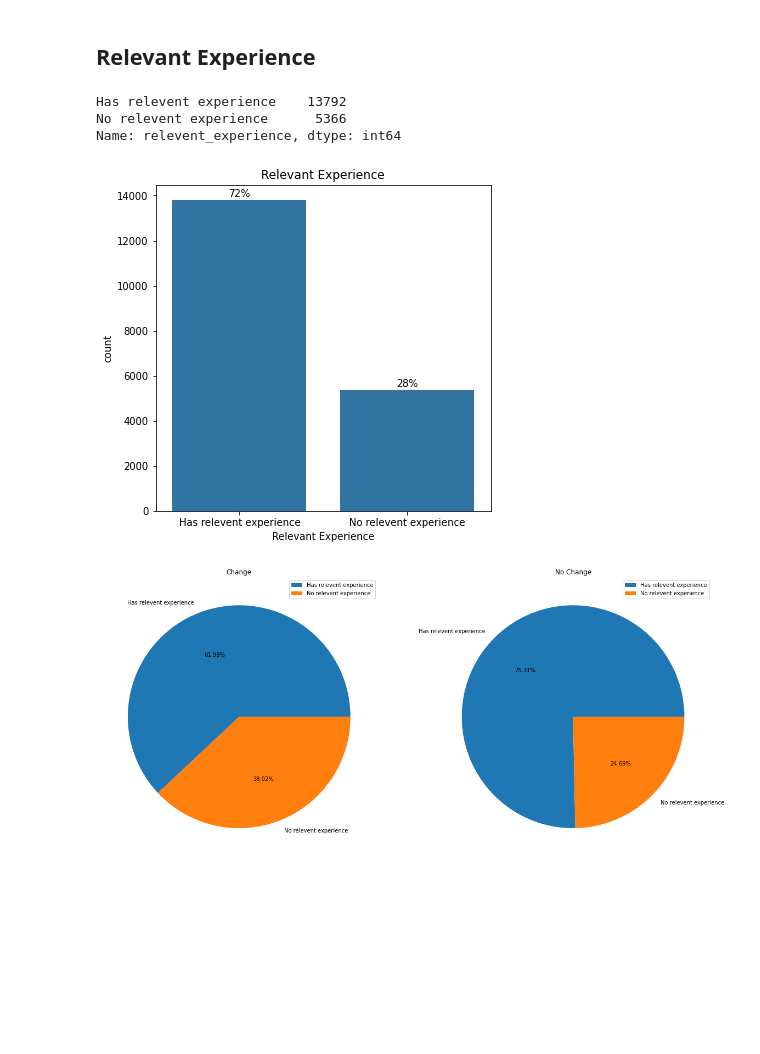
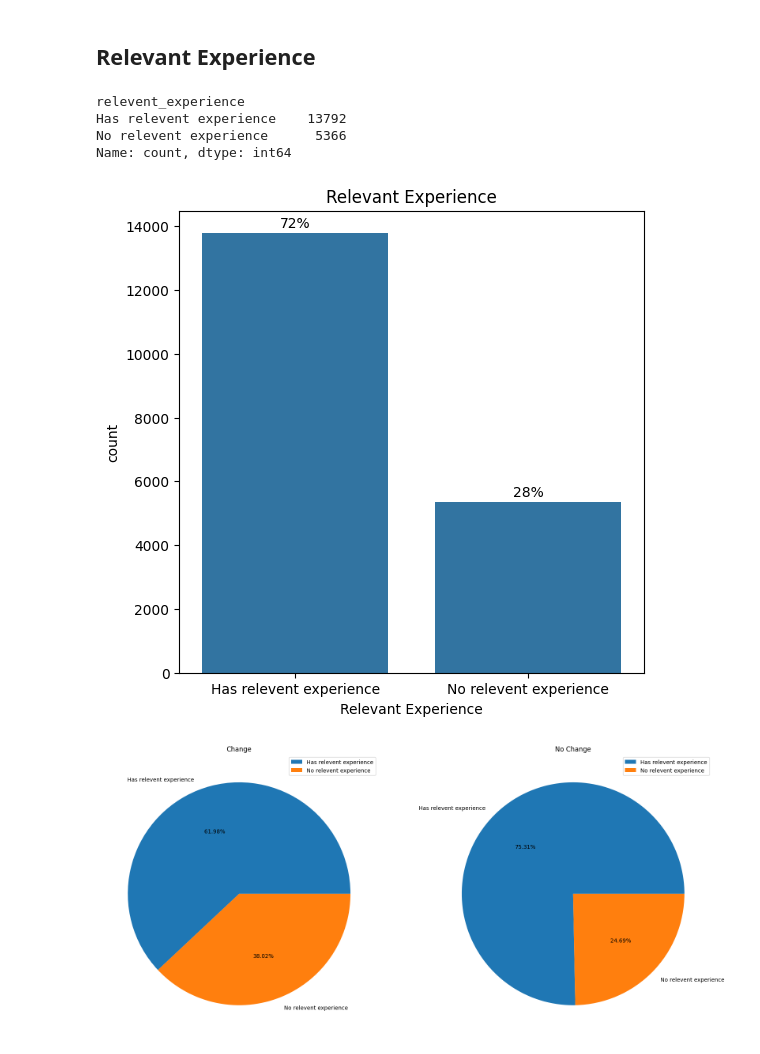
Before and after one commit to germanamillano/HRAnalyticsJobChangeDataScientists, a Jupyter notebook: BaseCode/job-change-prediction-using-neural-networks.ipynb, the cells around one changed output. Drawn from its saved outputs; the diff is of its cells as text; code cells hidden in the pictures; blank space fills up the shorter version.

```diff
--- a/BaseCode/job-change-prediction-using-neural-networks.ipynb
+++ b/BaseCode/job-change-prediction-using-neural-networks.ipynb
@@ -58,7 +58,7 @@ warnings.filterwarnings('ignore')
 - training_hours: training hours completed
 - target: 0 – Not looking for job change, 1 – Looking for a job change
 # %%
-df_train=pd.read_csv("../input/hr-analytics-job-change-of-data-scientists/aug_train.csv")
+df_train=pd.read_csv("../Datasets/aug_train.csv")
 
 df_train.head()
 # %% [output]
@@ -324,11 +326,11 @@ city_development_index Upper outliers =  0
 # %% [markdown]
 ## Gender
 # %%
-df=pd.read_csv("../input/hr-analytics-job-change-of-data-scientists/aug_train.csv")
+df=pd.read_csv("../Datasets/aug_train.csv")
 count = df.gender.value_counts()
 print( count )
 plt.figure(figsize = (6,6))
-sb.countplot(df.gender,color = sb.color_palette()[0]);
+sb.countplot(x=df.gender,color = sb.color_palette()[0]);
 plt.title('distribution of gender');
 plt.xlabel('gender');
 plt.ylabel('count');
@@ -350,23 +353,24 @@ Name: gender, dtype: int64
 # %%
 count = df.relevent_experience.value_counts()
 print( count )
 plt.figure(figsize = (6,6))
-sb.countplot(df.relevent_experience,color = sb.color_palette()[0]);
+sb.countplot(x=df.relevent_experience,color = sb.color_palette()[0]);
 plt.title('Relevant Experience');
 plt.xlabel('Relevant Experience');
 plt.ylabel('count');
 for i in range(count.shape[0]):
     plt.text(
             i,
             count[i] + 500,
             str(round(100*count[i] / df.relevent_experience.count()))+'%',
               ha='center',
               va = 'top')
 # %% [output]
+relevent_experience
 Has relevent experience    13792
 No relevent experience      5366
-Name: relevent_experience, dtype: int64
+Name: count, dtype: int64
-[figure, old version]
+[figure, new version]
 # %%
 change = df[df.target == 1].relevent_experience.value_counts()
 no_change = df[df.target == 0].relevent_experience.value_counts()
```
Also changed, not shown: parts of 34 cells of this notebook, 2 other files.
